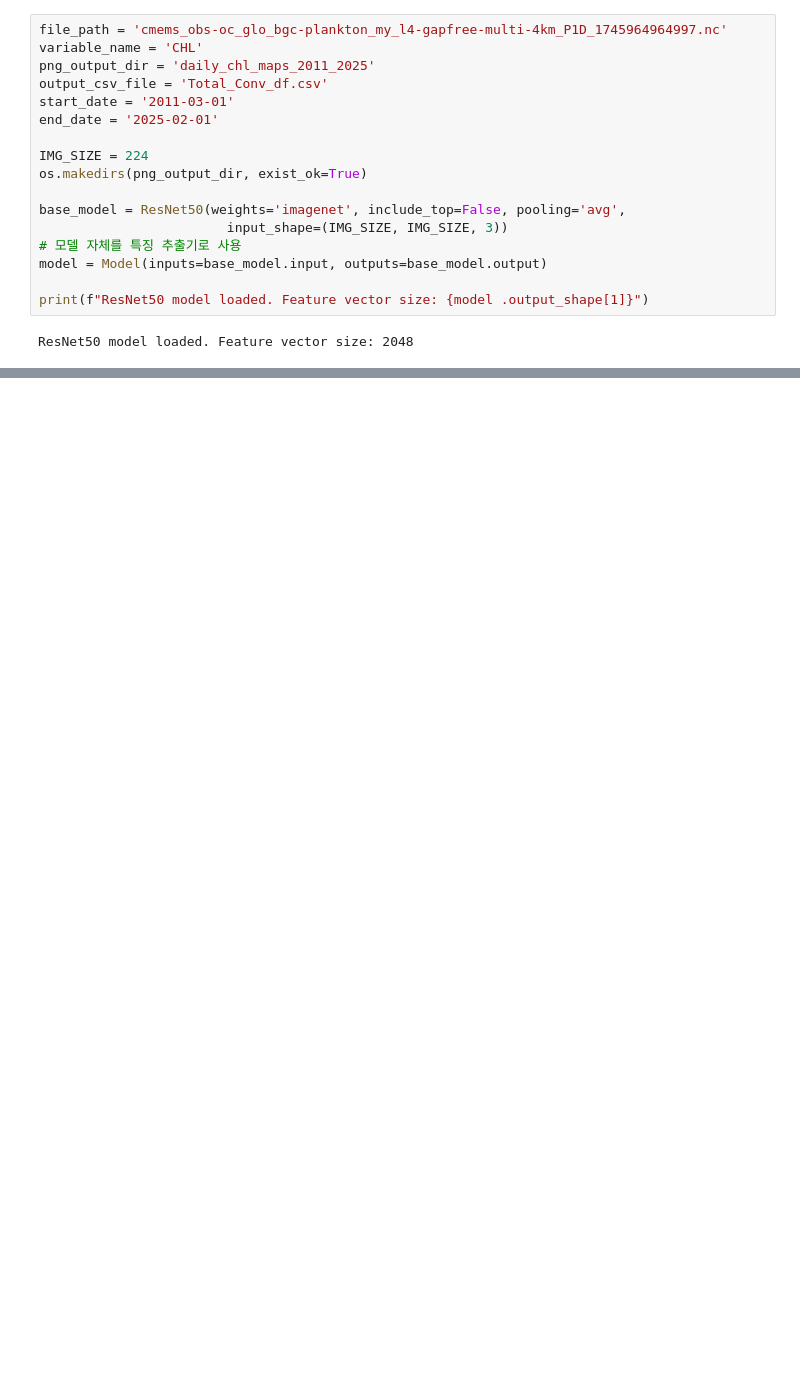
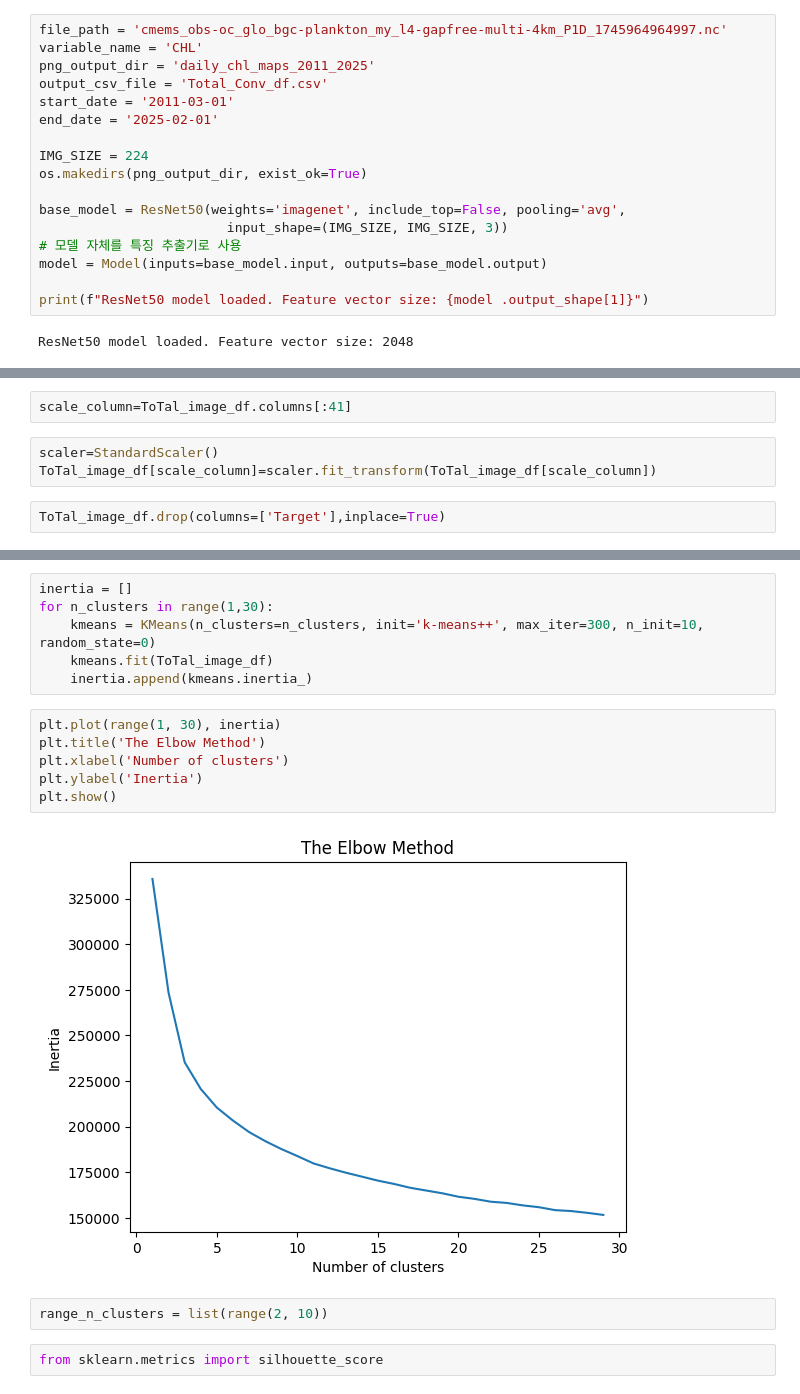
Before and after one commit to GUKHOJeong/Ocean_Project, a Jupyter notebook: data/Data_merge.ipynb, the cells around one changed output, grey strips where cells are left out. Drawn from its saved outputs; the diff is of its cells as text; blank space fills up the shorter version.

```diff
--- a/data/Data_merge.ipynb
+++ b/data/Data_merge.ipynb
@@ -256,0 +272,7 @@ OSError: [Errno 22] Invalid argument: 'c:\\Users\\rnrgh\\OneDrive\\바탕 화면
+# %%
+scale_column=ToTal_image_df.columns[:41]
+# %%
+scaler=StandardScaler()
+ToTal_image_df[scale_column]=scaler.fit_transform(ToTal_image_df[scale_column])
+# %%
+ToTal_image_df.drop(columns=['Target'],inplace=True)
@@ -256,0 +296,18 @@ OSError: [Errno 22] Invalid argument: 'c:\\Users\\rnrgh\\OneDrive\\바탕 화면
+# %%
+inertia = []
+for n_clusters in range(1,30):
+    kmeans = KMeans(n_clusters=n_clusters, init='k-means++', max_iter=300, n_init=10, random_state=0)
+    kmeans.fit(ToTal_image_df)
+    inertia.append(kmeans.inertia_)
+# %%
+plt.plot(range(1, 30), inertia)
+plt.title('The Elbow Method')
+plt.xlabel('Number of clusters')
+plt.ylabel('Inertia')
+plt.show()
+# %% [output]
+[figure, added]
+# %%
+range_n_clusters = list(range(2, 10))
+# %%
+from sklearn.metrics import silhouette_score
```
Also changed, not shown: parts of 21 cells of this notebook, 5 other files.
